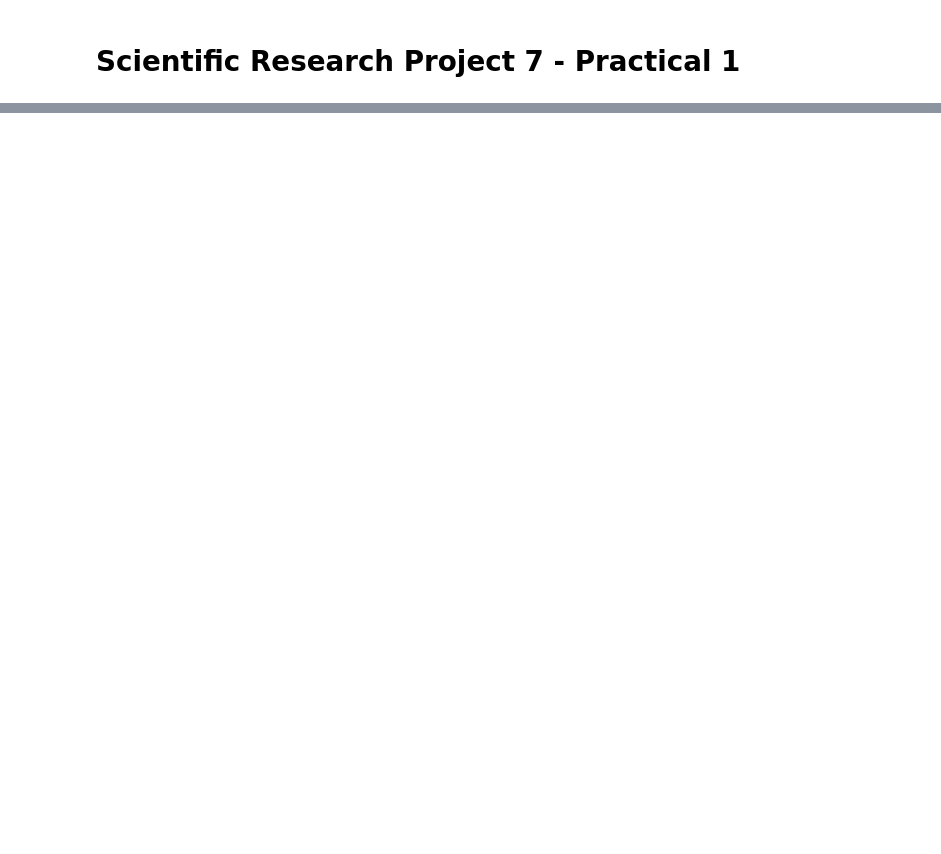
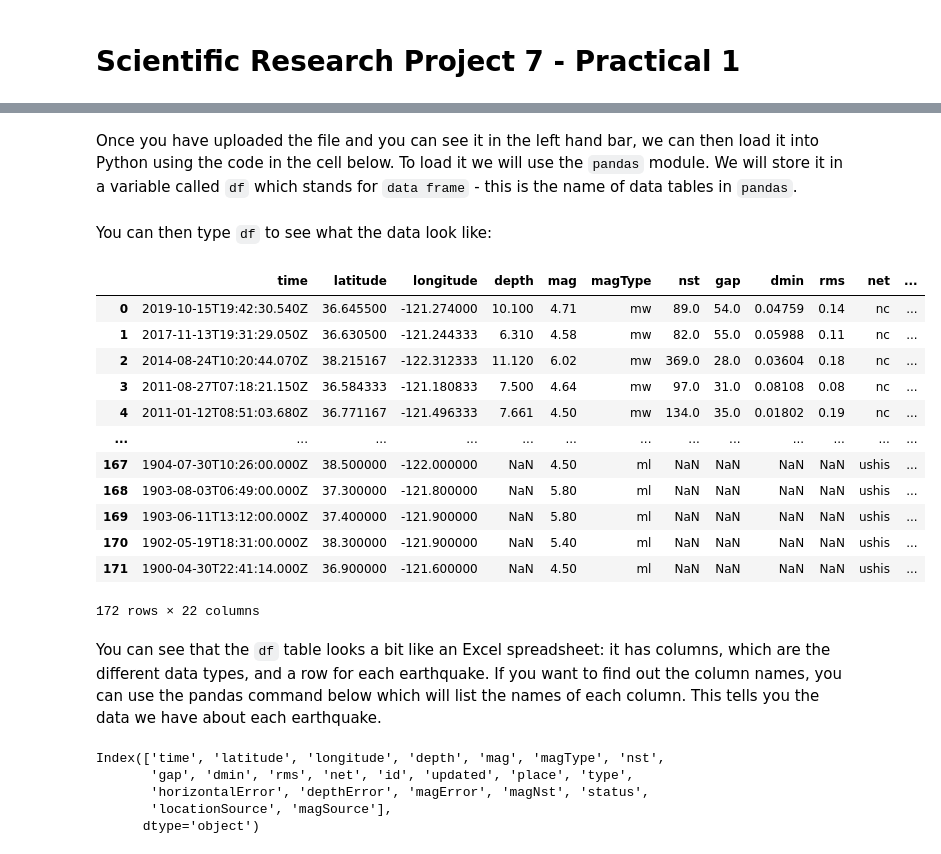
Before and after one commit to fclubb/SciRes-Earthquakes, a Jupyter notebook: Practical_1_map_plotting.ipynb, the cells around one changed output, grey strips where cells are left out. Cells and saved outputs as stored; diff of their text form; code cells hidden in the pictures; blank space fills up the shorter version.

```diff
--- a/Practical_1_map_plotting.ipynb
+++ b/Practical_1_map_plotting.ipynb
@@ -16,0 +53,32 @@ Ok, let's get started with some Python! Python is a very easy programming langua
+# %% [markdown]
+Once you have uploaded the file and you can see it in the left hand bar, we can then load it into Python using the code in the cell below. To load it we will use the `pandas` module. We will store it in a variable called `df` which stands for `data frame` - this is the name of data tables in `pandas`.
+# %%
+df = pd.read_csv('San_Francisco_earthquakes_1900-2020.csv')
+# %% [markdown]
+You can then type `df` to see what the data look like:
+# %%
+df
+# %% [output]
+|  | time | latitude | longitude | depth | mag | magType | nst | gap | dmin | rms | net | ... |
+| 0 | 2019-10-15T19:42:30.540Z | 36.645500 | -121.274000 | 10.100 | 4.71 | mw | 89.0 | 54.0 | 0.04759 | 0.14 | nc | ... |
+| 1 | 2017-11-13T19:31:29.050Z | 36.630500 | -121.244333 | 6.310 | 4.58 | mw | 82.0 | 55.0 | 0.05988 | 0.11 | nc | ... |
+| 2 | 2014-08-24T10:20:44.070Z | 38.215167 | -122.312333 | 11.120 | 6.02 | mw | 369.0 | 28.0 | 0.03604 | 0.18 | nc | ... |
+| 3 | 2011-08-27T07:18:21.150Z | 36.584333 | -121.180833 | 7.500 | 4.64 | mw | 97.0 | 31.0 | 0.08108 | 0.08 | nc | ... |
+| 4 | 2011-01-12T08:51:03.680Z | 36.771167 | -121.496333 | 7.661 | 4.50 | mw | 134.0 | 35.0 | 0.01802 | 0.19 | nc | ... |
+| ... | ... | ... | ... | ... | ... | ... | ... | ... | ... | ... | ... | ... |
+| 167 | 1904-07-30T10:26:00.000Z | 38.500000 | -122.000000 | NaN | 4.50 | ml | NaN | NaN | NaN | NaN | ushis | ... |
+| 168 | 1903-08-03T06:49:00.000Z | 37.300000 | -121.800000 | NaN | 5.80 | ml | NaN | NaN | NaN | NaN | ushis | ... |
+| 169 | 1903-06-11T13:12:00.000Z | 37.400000 | -121.900000 | NaN | 5.80 | ml | NaN | NaN | NaN | NaN | ushis | ... |
+| 170 | 1902-05-19T18:31:00.000Z | 38.300000 | -121.900000 | NaN | 5.40 | ml | NaN | NaN | NaN | NaN | ushis | ... |
+| 171 | 1900-04-30T22:41:14.000Z | 36.900000 | -121.600000 | NaN | 4.50 | ml | NaN | NaN | NaN | NaN | ushis | ... |
+172 rows × 22 columns
+# %% [markdown]
+You can see that the `df` table looks a bit like an Excel spreadsheet: it has columns, which are the different data types, and a row for each earthquake. If you want to find out the column names, you can use the pandas command below which will list the names of each column. This tells you the data we have about each earthquake.
+# %%
+df.columns
+# %% [output]
+Index(['time', 'latitude', 'longitude', 'depth', 'mag', 'magType', 'nst',
+       'gap', 'dmin', 'rms', 'net', 'id', 'updated', 'place', 'type',
+       'horizontalError', 'depthError', 'magError', 'magNst', 'status',
+       'locationSource', 'magSource'],
+      dtype='object')
```
Also changed, not shown: parts of 5 cells of this notebook.
